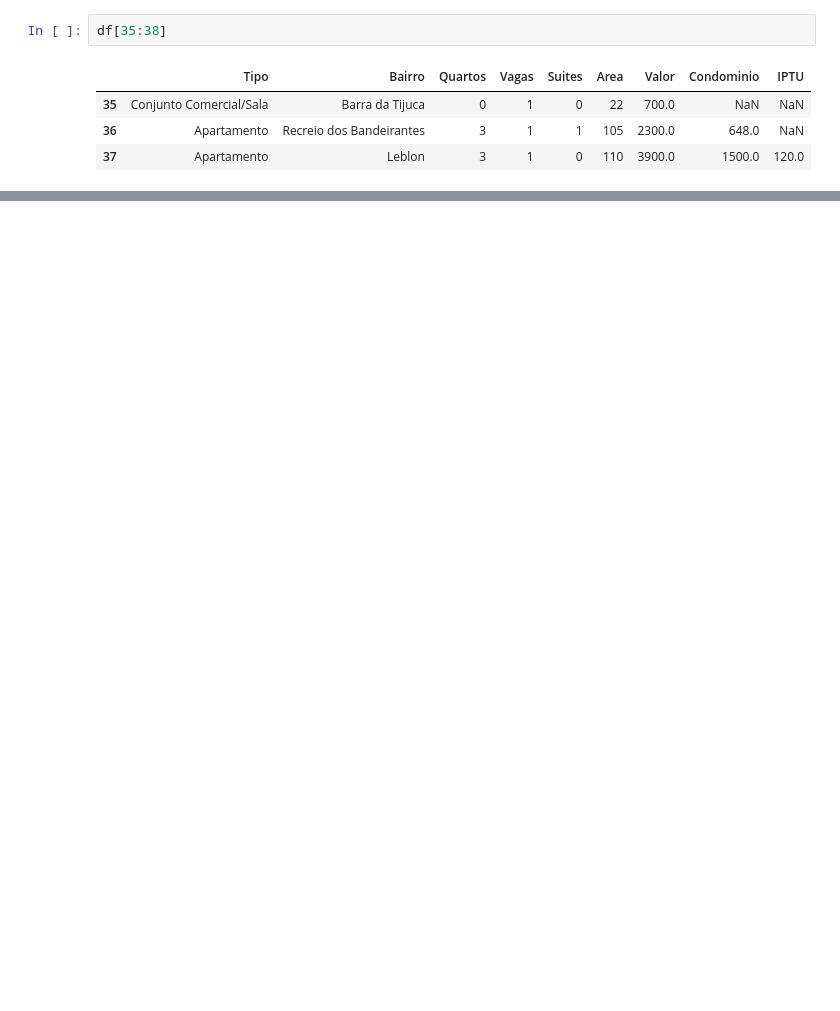
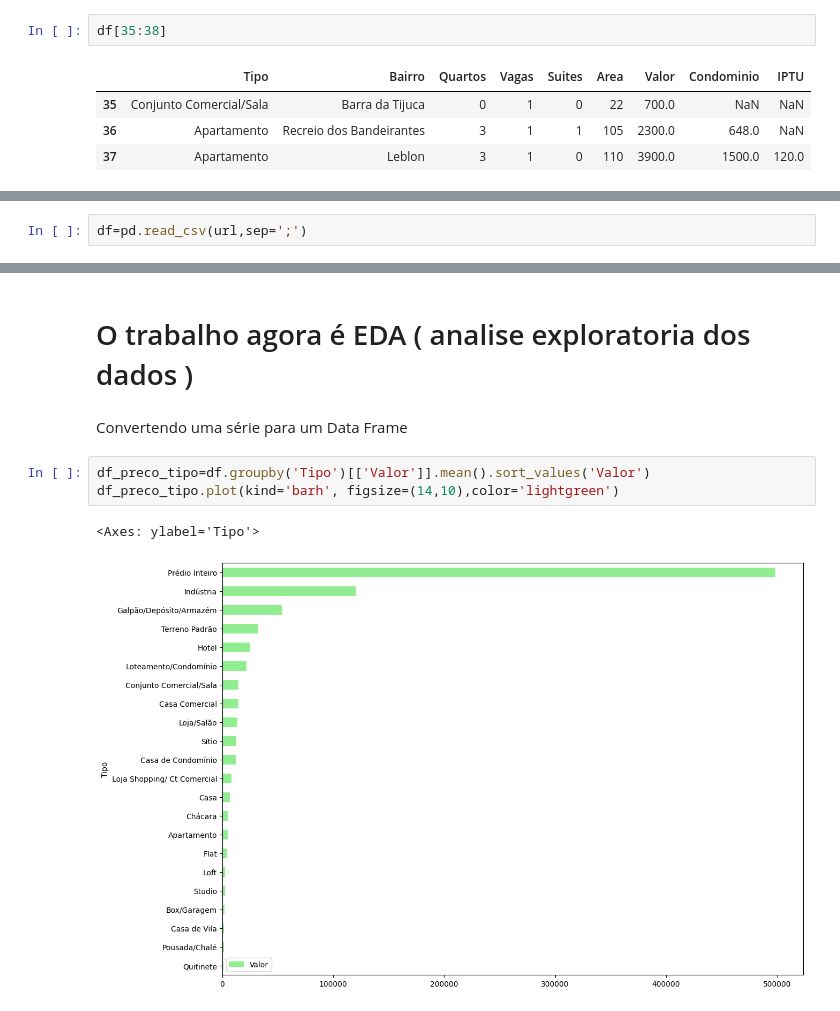
Before and after one commit to ClaudioJunniorr/semanacienciadados, a Jupyter notebook: nivelzero.ipynb, the cells around one changed output, grey strips where cells are left out. Saved outputs shown, nothing was run; the diff lists cells and outputs as text; blank space fills up the shorter version.

```diff
--- a/nivelzero.ipynb
+++ b/nivelzero.ipynb
@@ -591,0 +687,2 @@ df[35:38]
+# %%
+df=pd.read_csv(url,sep=';')
@@ -591,0 +710,10 @@ df[35:38]
+# %% [markdown]
+# O trabalho agora é EDA ( analise exploratoria dos dados )
+# %% [markdown]
+Convertendo uma série para um Data Frame
+# %%
+df_preco_tipo=df.groupby('Tipo')[['Valor']].mean().sort_values('Valor')
+df_preco_tipo.plot(kind='barh', figsize=(14,10),color='lightgreen')
+# %% [output]
+<Axes: ylabel='Tipo'>
+[figure, added]
```
Also changed, not shown: parts of 25 cells of this notebook, 2 other files.
